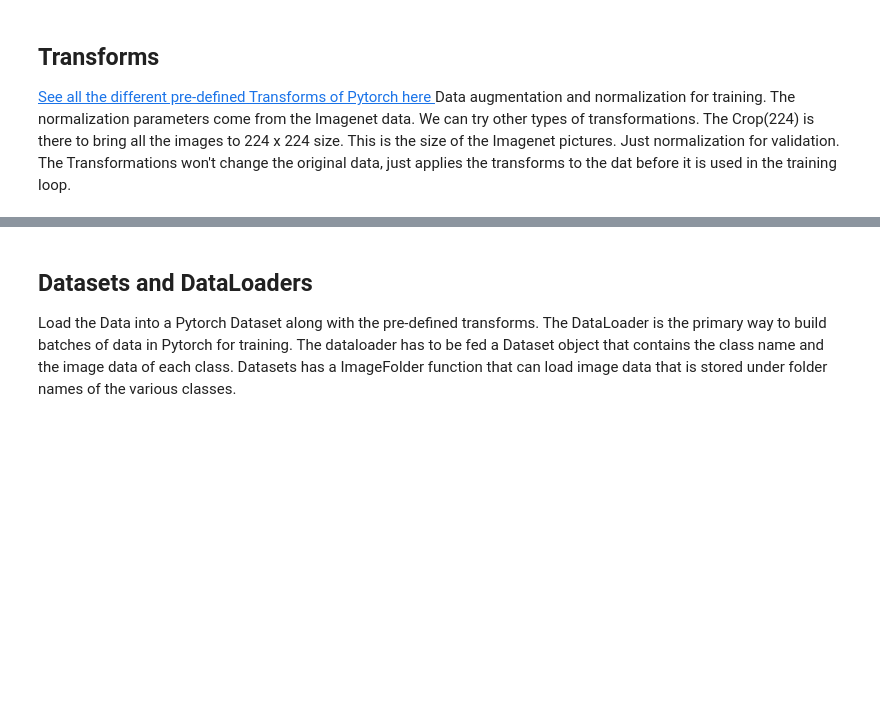
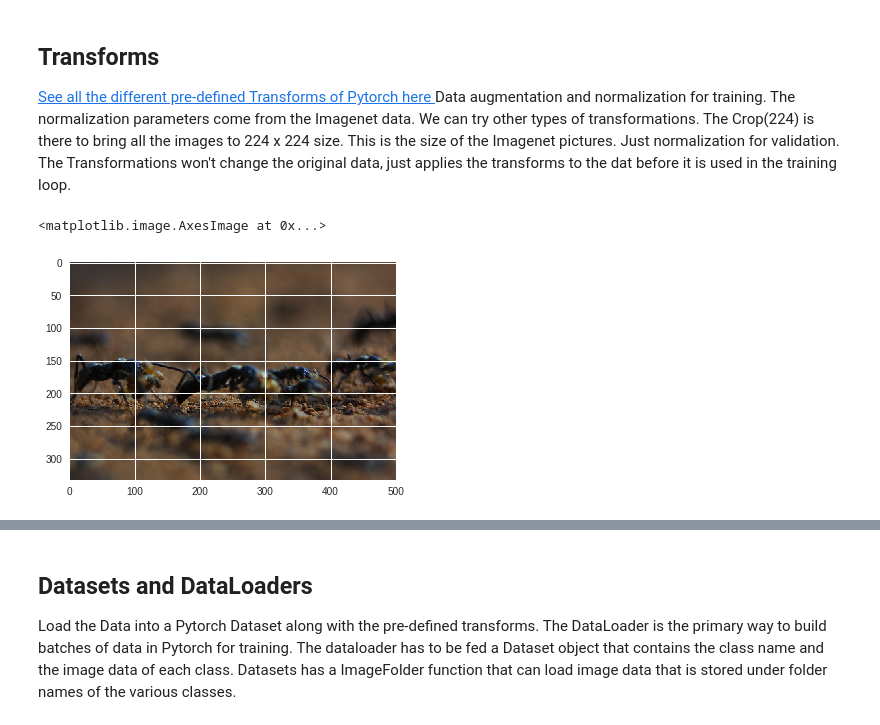
Before and after one commit to kswamy15/dlnerds, a Jupyter notebook: Lesson1.ipynb, the cells around one changed output, grey strips where cells are left out. Cells and saved outputs as stored; diff of their text form; code cells hidden in the pictures; blank space fills up the shorter version.

```diff
--- a/Lesson1.ipynb
+++ b/Lesson1.ipynb
@@ -87,0 +108,8 @@ data_transforms = {
+# %%
+from PIL import Image
+img = Image.open('data/hymenoptera_data/train/ants/224655713_3956f7d39a.jpg')
+# %%
+plt.imshow(img)
+# %% [output]
+<matplotlib.image.AxesImage at 0x...>
+[figure, added]
```
Also changed, not shown: parts of 55 cells of this notebook.
